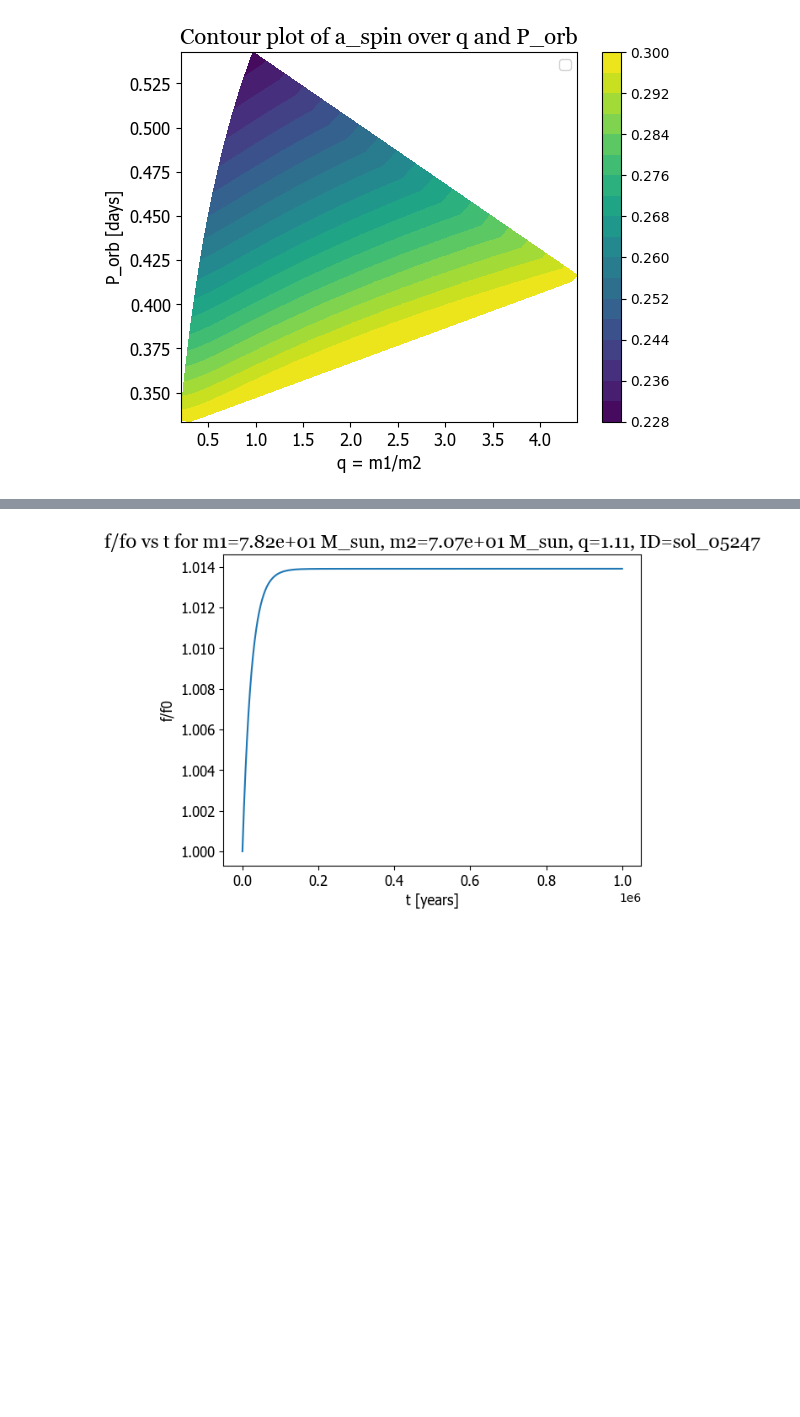
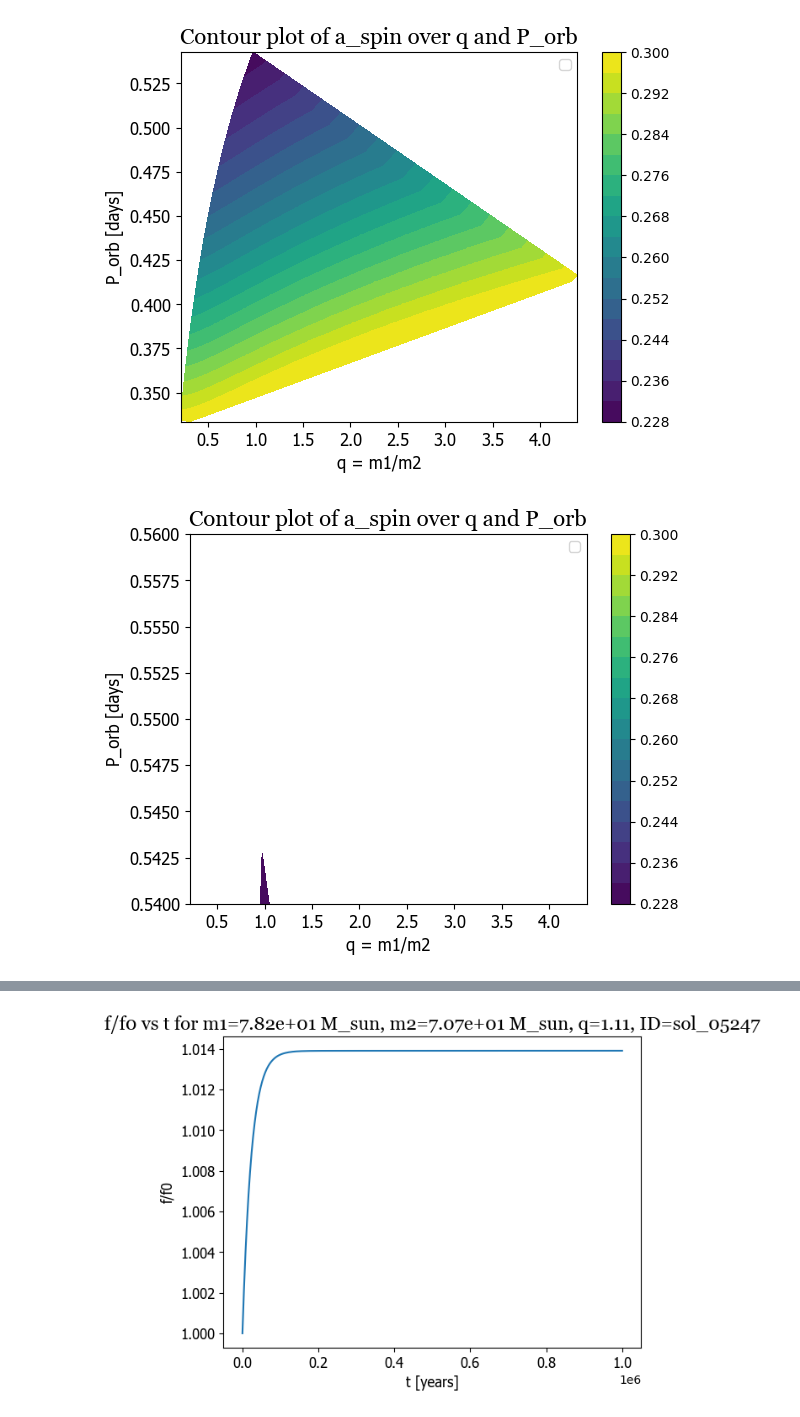
Before and after one commit to Nyaa394/Tidal-Spin-Up-in-Wolf-Rayet-Stars, a Jupyter notebook: freq_ok_mid.ipynb, the cells around one changed output, grey strips where cells are left out. Cells and saved outputs as stored; diff of their text form; code cells hidden in the pictures; blank space fills up the shorter version.

```diff
--- a/freq_ok_mid.ipynb
+++ b/freq_ok_mid.ipynb
@@ -41,30 +41,37 @@ with open("possible_output_mid.csv", "r") as o:
         Omega_final = float(row["Omega_final (Hz)"])
         J = float(row["final angular momentum J (kg m^2/s)"])
         a_spin = float(row["spin parameter a_spin"])
         a_final = float(row["final separation a_final (m)"])
         a_min_si = float(row["minimum separation a_min (m)"])
         q = m1/m2
 
         all_q.append(q)
         all_a_spin.append(a_spin)
         all_kQ.append(k/Q)
         all_P_orb.append(2/f_final)
 
 q_array = np.array(all_q)
 a_spin_array = np.array(all_a_spin)
 kQ_array = np.array(all_kQ)
 P_orb_array = np.array(all_P_orb)
 
 # plot a_spin vs q
 p.scatter2d(q_array, a_spin_array, xlabel='q = m1/m2',
             ylabel='a_spin', title=f"a_spin vs q", legend='a_spin(q)', colour=None, axis_font='Tahoma', axis_size=12, title_font='Georgia', title_size=16, legend_size=10)
 
 #p.scatter2d(q_array, a_spin_array, xlabel='q = m1/m2',
 #            ylabel='a_spin', title=f"a_spin vs q", legend='a_spin(q)', colour=None, xlim=(1.5, 2), axis_font='Tahoma', axis_size=12, title_font='Georgia', title_size=16, legend_size=10)
 
 # plot q vs k/Q with a contour for a_spin
 p.plot2d_contour(q_array, P_orb_array/(3600*24), a_spin_array, xlabel='q = m1/m2', ylabel='P_orb [days]',
                  title=f"Contour plot of a_spin over q and P_orb", legend='a_spin(q, k/Q)', axis_font='Tahoma', axis_size=12, title_font='Georgia', title_size=16, legend_size=10)
+
+p.plot2d_contour(q_array, P_orb_array/(3600*24), a_spin_array, xlabel='q = m1/m2', ylabel='P_orb [days]',
+                 title=f"Contour plot of a_spin over q and P_orb", legend='a_spin(q, k/Q)',ylim=(0.54, 0.56), axis_font='Tahoma', axis_size=12, title_font='Georgia', title_size=16, legend_size=10)
+
+p.plot2d_contour(q_array, P_orb_array/(3600*24), a_spin_array, xlabel='q = m1/m2', ylabel='P_orb [days]',
+                 title=f"Contour plot of a_spin over q and P_orb", legend='a_spin(q, k/Q)',ylim=(0.3, 0.35), axis_font='Tahoma', axis_size=12, title_font='Georgia', title_size=16, legend_size=10)
 # %% [output]
 [figure]
 [figure]
+[figure, added]
```
Also changed, not shown: parts of 1 cell of this notebook, 1 other file.
